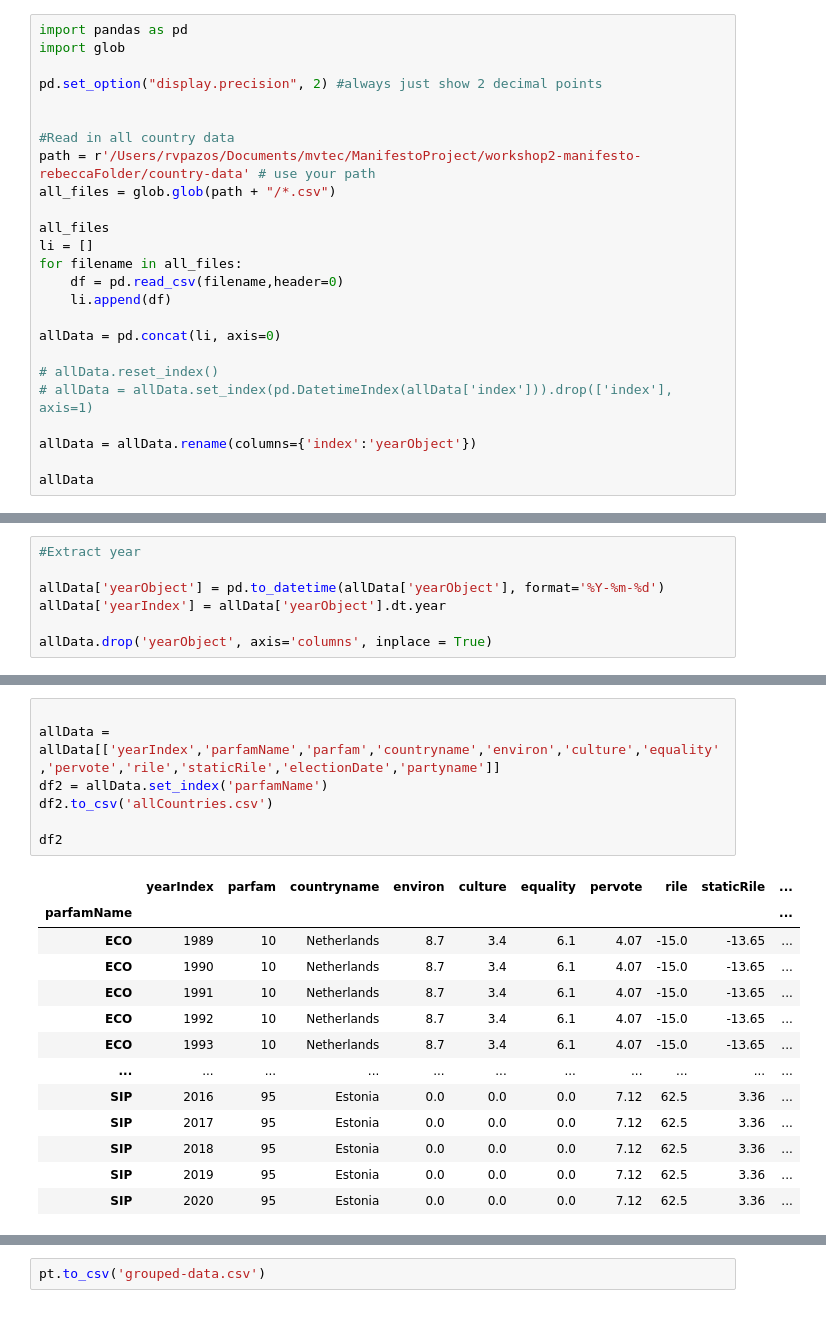
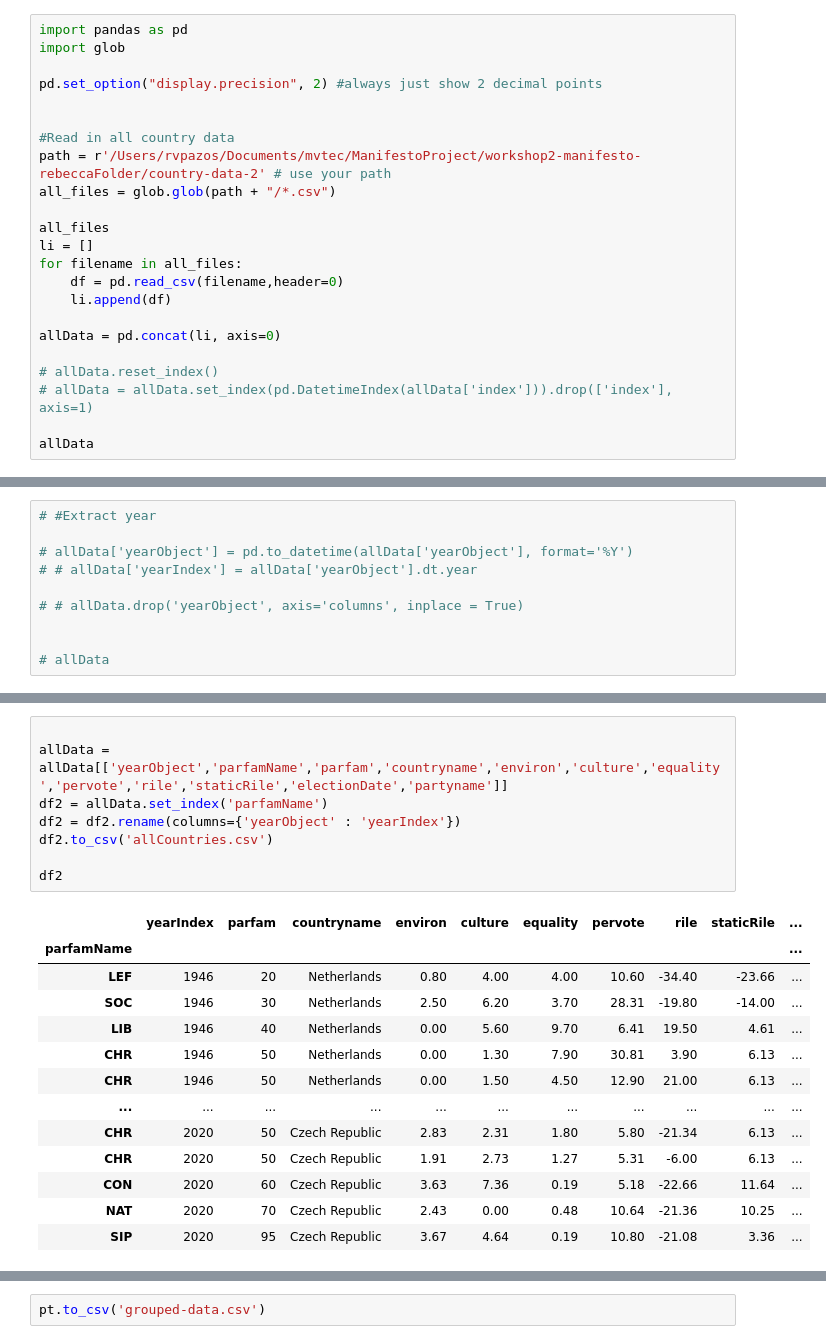
Before and after one commit to laurarago/ManifestoProject, a Jupyter notebook: workshop2-manifesto-rebeccaFolder/data-grouping.ipynb, the cells around one changed output, grey strips where cells are left out. Saved outputs shown, nothing was run; the diff lists cells and outputs as text.

```diff
--- a/workshop2-manifesto-rebeccaFolder/data-grouping.ipynb
+++ b/workshop2-manifesto-rebeccaFolder/data-grouping.ipynb
@@ -6,7 +6,7 @@ pd.set_option("display.precision", 2) #always just show 2 decimal points
 
 
 #Read in all country data
-path = r'/Users/rvpazos/Documents/mvtec/ManifestoProject/workshop2-manifesto-rebeccaFolder/country-data' # use your path
+path = r'/Users/rvpazos/Documents/mvtec/ManifestoProject/workshop2-manifesto-rebeccaFolder/country-data-2' # use your path
 all_files = glob.glob(path + "/*.csv")
 
 all_files
@@ -20,7 +20,5 @@ allData = pd.concat(li, axis=0)
 # allData.reset_index()
 # allData = allData.set_index(pd.DatetimeIndex(allData['index'])).drop(['index'], axis=1)
 
-allData = allData.rename(columns={'index':'yearObject'})
-
 allData
 # %% [output]
@@ -72,7 +70,10 @@ allData.head()
 # %%
-#Extract year
+# #Extract year
 
-allData['yearObject'] = pd.to_datetime(allData['yearObject'], format='%Y-%m-%d')
-allData['yearIndex'] = allData['yearObject'].dt.year
+# allData['yearObject'] = pd.to_datetime(allData['yearObject'], format='%Y')
+# # allData['yearIndex'] = allData['yearObject'].dt.year
 
-allData.drop('yearObject', axis='columns', inplace = True)
+# # allData.drop('yearObject', axis='columns', inplace = True)
+
+
+# allData
@@ -115,21 +130,22 @@ allData
 # %%
 
-allData = allData[['yearIndex','parfamName','parfam','countryname','environ','culture','equality','pervote','rile','staticRile','electionDate','partyname']]
+allData = allData[['yearObject','parfamName','parfam','countryname','environ','culture','equality','pervote','rile','staticRile','electionDate','partyname']]
 df2 = allData.set_index('parfamName')
+df2 = df2.rename(columns={'yearObject' : 'yearIndex'})
 df2.to_csv('allCountries.csv')
 
 df2
 # %% [output]
 |  | yearIndex | parfam | countryname | environ | culture | equality | pervote | rile | staticRile | ... |
 | parfamName |  |  |  |  |  |  |  |  |  | ... |
-| ECO | 1989 | 10 | Netherlands | 8.7 | 3.4 | 6.1 | 4.07 | -15.0 | -13.65 | ... |
-| ECO | 1990 | 10 | Netherlands | 8.7 | 3.4 | 6.1 | 4.07 | -15.0 | -13.65 | ... |
-| ECO | 1991 | 10 | Netherlands | 8.7 | 3.4 | 6.1 | 4.07 | -15.0 | -13.65 | ... |
-| ECO | 1992 | 10 | Netherlands | 8.7 | 3.4 | 6.1 | 4.07 | -15.0 | -13.65 | ... |
-| ECO | 1993 | 10 | Netherlands | 8.7 | 3.4 | 6.1 | 4.07 | -15.0 | -13.65 | ... |
+| LEF | 1946 | 20 | Netherlands | 0.80 | 4.00 | 4.00 | 10.60 | -34.40 | -23.66 | ... |
+| SOC | 1946 | 30 | Netherlands | 2.50 | 6.20 | 3.70 | 28.31 | -19.80 | -14.00 | ... |
+| LIB | 1946 | 40 | Netherlands | 0.00 | 5.60 | 9.70 | 6.41 | 19.50 | 4.61 | ... |
+| CHR | 1946 | 50 | Netherlands | 0.00 | 1.30 | 7.90 | 30.81 | 3.90 | 6.13 | ... |
+| CHR | 1946 | 50 | Netherlands | 0.00 | 1.50 | 4.50 | 12.90 | 21.00 | 6.13 | ... |
 | ... | ... | ... | ... | ... | ... | ... | ... | ... | ... | ... |
-| SIP | 2016 | 95 | Estonia | 0.0 | 0.0 | 0.0 | 7.12 | 62.5 | 3.36 | ... |
-| SIP | 2017 | 95 | Estonia | 0.0 | 0.0 | 0.0 | 7.12 | 62.5 | 3.36 | ... |
-| SIP | 2018 | 95 | Estonia | 0.0 | 0.0 | 0.0 | 7.12 | 62.5 | 3.36 | ... |
-| SIP | 2019 | 95 | Estonia | 0.0 | 0.0 | 0.0 | 7.12 | 62.5 | 3.36 | ... |
-| SIP | 2020 | 95 | Estonia | 0.0 | 0.0 | 0.0 | 7.12 | 62.5 | 3.36 | ... |
+| CHR | 2020 | 50 | Czech Republic | 2.83 | 2.31 | 1.80 | 5.80 | -21.34 | 6.13 | ... |
+| CHR | 2020 | 50 | Czech Republic | 1.91 | 2.73 | 1.27 | 5.31 | -6.00 | 6.13 | ... |
+| CON | 2020 | 60 | Czech Republic | 3.63 | 7.36 | 0.19 | 5.18 | -22.66 | 11.64 | ... |
+| NAT | 2020 | 70 | Czech Republic | 2.43 | 0.00 | 0.48 | 10.64 | -21.36 | 10.25 | ... |
+| SIP | 2020 | 95 | Czech Republic | 3.67 | 4.64 | 0.19 | 10.80 | -21.08 | 3.36 | ... |
```
Also changed, not shown: parts of 6 cells of this notebook, 31 other files.
